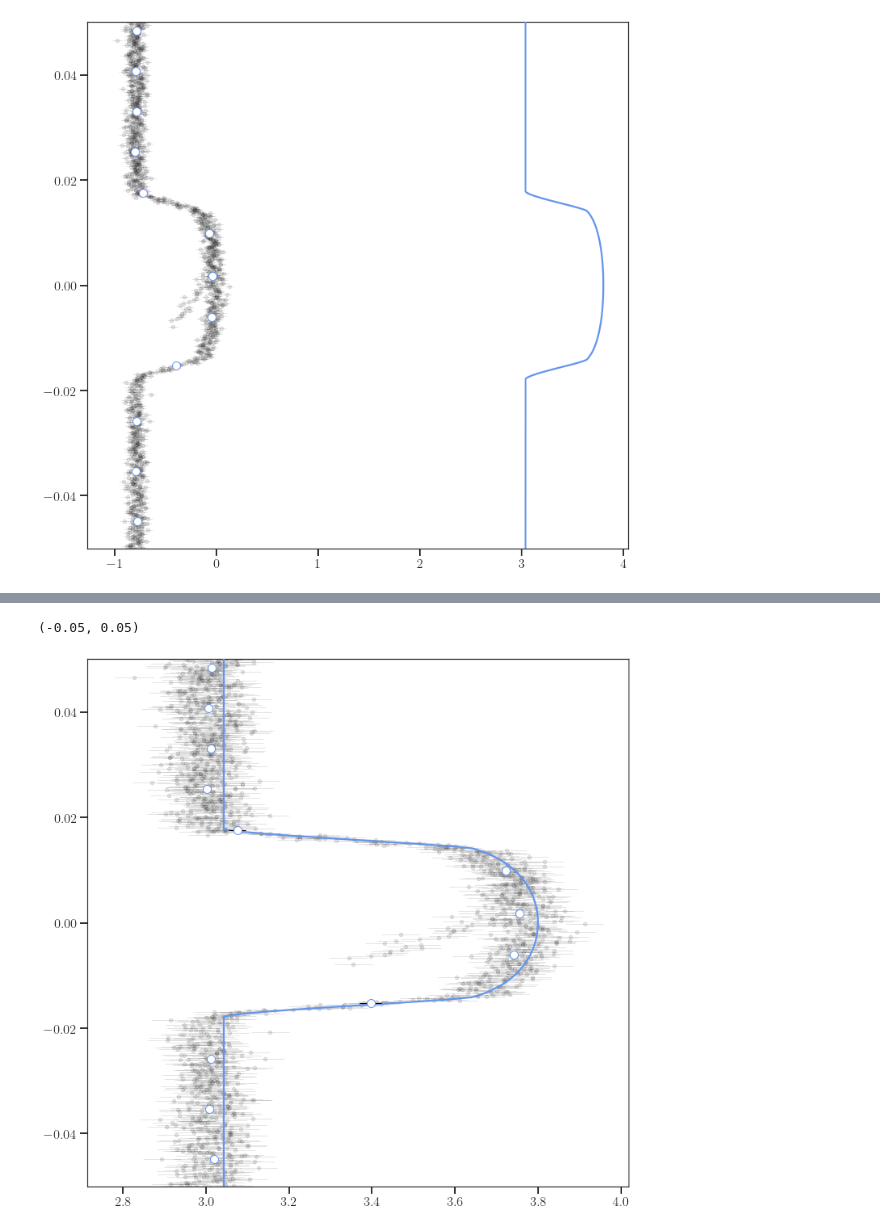
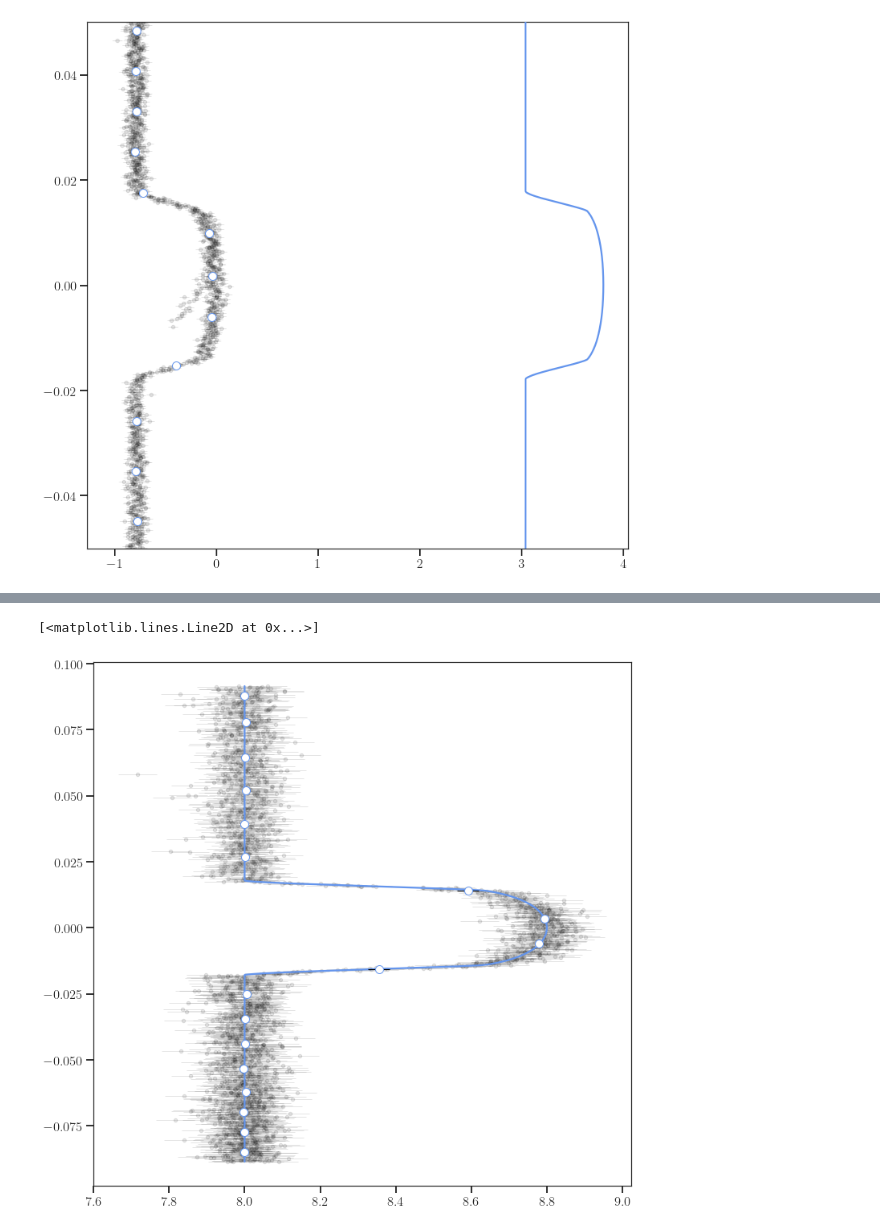
Before and after one commit to Jayshil/ld-project-updated, a Jupyter notebook: WASP-62/p1.ipynb, the cells around one changed output, grey strips where cells are left out. Saved outputs shown, nothing was run; the diff lists cells and outputs as text; code cells hidden in the pictures.

```diff
--- a/WASP-62/p1.ipynb
+++ b/WASP-62/p1.ipynb
@@ -139,25 +139,32 @@ plt.plot(m5)
 # %%
 fig = plt.figure(figsize=(12,12))
 
-sec = 'TESS3'
+sec = 'TESS8'
+sec22 = 8
 
 transit_plus_GP_model = res1.lc.evaluate(sec)
 phase = juliet.get_phases(dataset.times_lc[sec], P, t0)
 time,flux,flux_err = dataset.times_lc[sec], dataset.data_lc[sec], dataset.errors_lc[sec]
 m = res1.lc.model[sec]['deterministic']#np.loadtxt(sectors[i]+'/results/exm1/phased_lc_planet1_TESS.dat',unpack=True)
-factor = (0.8/np.min(m-1.))
-m = (m-1.)*factor + 3#sname2[i] - 1
-flux = (flux-1.)*factor + 3#sname2[i] - 1
-flux_err = flux_err*factor
 # For GP
 gp_model1 = res1.lc.model[sec]['GP']
+#
+fac1 = 1/np.max(m)
+m = m*fac1
+flux = flux*fac1
+flux_err = flux_err*fac1
+#
+factor = (0.8/np.min(m-1.))
+m = (m-1.)*factor + sec22#sname2[i] - 1
+flux = (flux-1.-gp_model1)*factor + sec22#sname2[i] - 1
+flux_err = flux_err*factor
 idx = np.argsort(phase)
-xbin,ybin,ybin_err = bin_data(phase[idx],flux[idx]-gp_model1[idx],120)
+xbin,ybin,ybin_err = bin_data(phase[idx],flux[idx],120)
 #print sectorname[i],'1hr error:',np,median(ybin_err)*1e6
-plt.errorbar(flux-gp_model1,phase,xerr=flux_err,fmt='.',elinewidth=1,color='black',alpha=0.1,zorder=1)
+plt.errorbar(flux,phase,xerr=flux_err,fmt='.',elinewidth=1,color='black',alpha=0.1,zorder=1)
 plt.errorbar(ybin,xbin,xerr=ybin_err,fmt='o',markeredgewidth=1,ms=10,elinewidth=1,ecolor='black',mec='cornflowerblue',mfc='white',zorder=5)
 plt.plot(m[idx],phase[idx],color='cornflowerblue',zorder=3)
-plt.ylim([-0.050, 0.050])
+#plt.ylim([-0.050, 0.050])
 # %% [output]
-(-0.05, 0.05)
+[<matplotlib.lines.Line2D at 0x...>]
-[figure, old version]
+[figure, new version]
```
Also changed, not shown: parts of 3 cells of this notebook.
